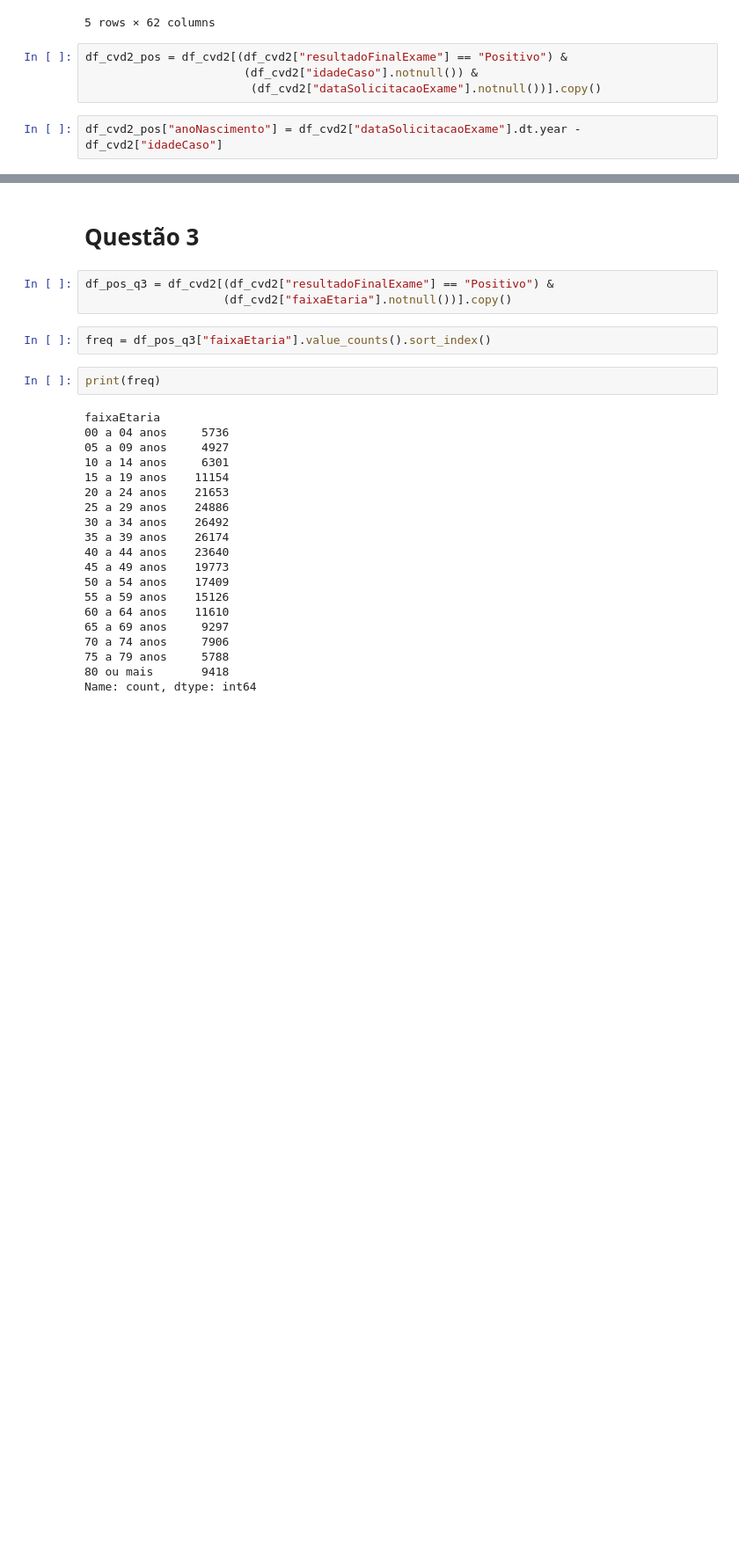
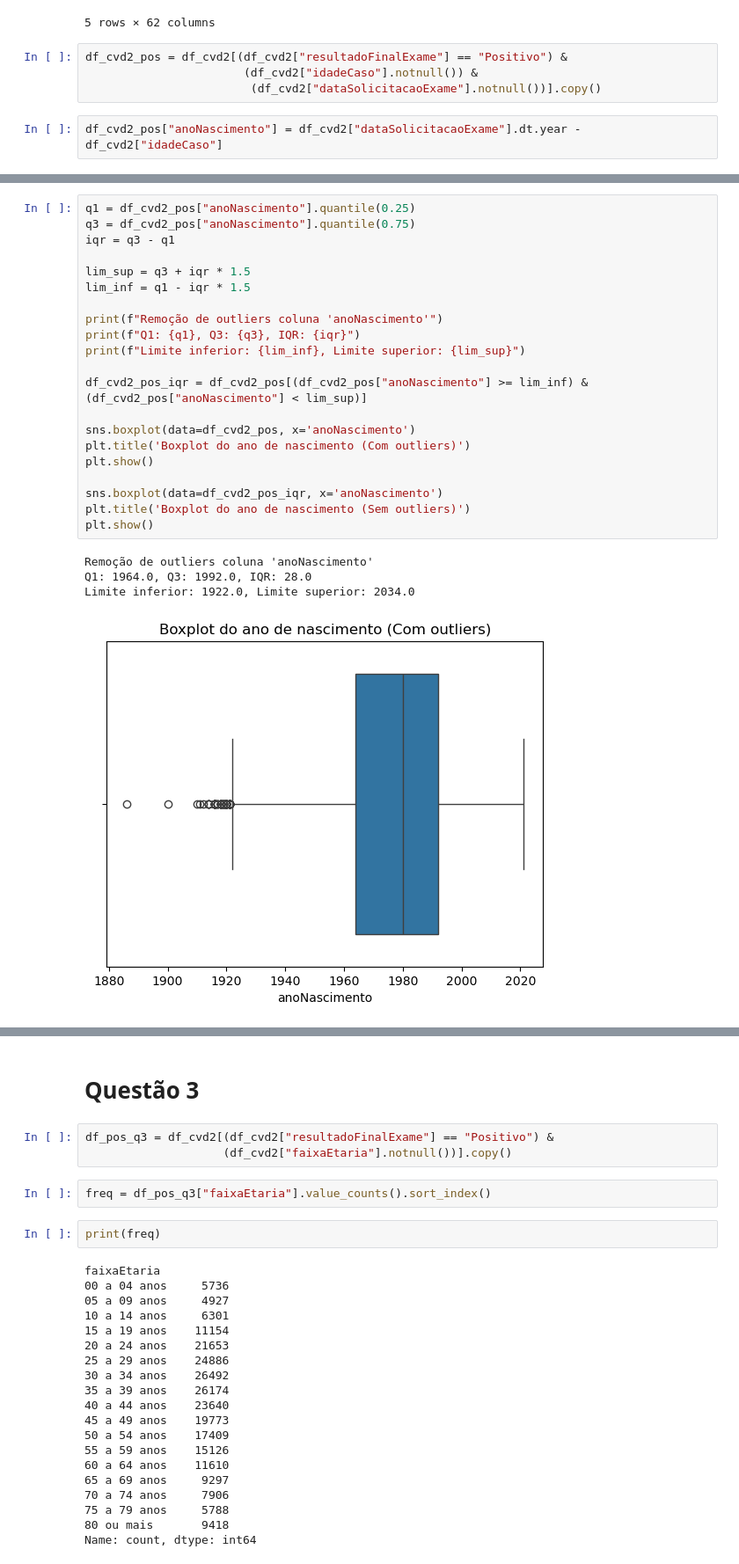
Before and after one commit to joao1pedro/CKP8200-BDA, a Jupyter notebook: trabalhos/trabalho_01/trabalho_1.ipynb, the cells around one changed output, grey strips where cells are left out. Shown: that part at 88% size. Saved outputs shown, nothing was run; the diff lists cells and outputs as text; blank space fills up the shorter version.

```diff
--- a/trabalhos/trabalho_01/trabalho_1.ipynb
+++ b/trabalhos/trabalho_01/trabalho_1.ipynb
@@ -145,3 +183,29 @@ df_cvd2_pos.describe()
 | 75% | 2.321552e+11 | 3.160225e+11 | 230750.000000 | 56.000000 | 2021-01-12 00:00:00 | 2020-12-09 00:00:00 | ... |
 | max | 4.120058e+12 | 3.161133e+11 | 231410.000000 | 135.000000 | 2021-01-24 00:00:00 | 2021-01-23 00:00:00 | ... |
 | std | 1.307876e+11 | 7.402979e+07 | 300.655522 | 19.651641 | NaN | NaN | ... |
+# %%
+q1 = df_cvd2_pos["anoNascimento"].quantile(0.25)
+q3 = df_cvd2_pos["anoNascimento"].quantile(0.75)
+iqr = q3 - q1
+
+lim_sup = q3 + iqr * 1.5
+lim_inf = q1 - iqr * 1.5
+
+print(f"Remoção de outliers coluna 'anoNascimento'")
+print(f"Q1: {q1}, Q3: {q3}, IQR: {iqr}")
+print(f"Limite inferior: {lim_inf}, Limite superior: {lim_sup}")
+
+df_cvd2_pos_iqr = df_cvd2_pos[(df_cvd2_pos["anoNascimento"] >= lim_inf) & (df_cvd2_pos["anoNascimento"] < lim_sup)]
+
+sns.boxplot(data=df_cvd2_pos, x='anoNascimento')
+plt.title('Boxplot do ano de nascimento (Com outliers)')
+plt.show()
+
+sns.boxplot(data=df_cvd2_pos_iqr, x='anoNascimento')
+plt.title('Boxplot do ano de nascimento (Sem outliers)')
+plt.show()
+# %% [output]
+Remoção de outliers coluna 'anoNascimento'
+Q1: 1964.0, Q3: 1992.0, IQR: 28.0
+Limite inferior: 1922.0, Limite superior: 2034.0
+[figure, added]
```
Also changed, not shown: parts of 5 cells of this notebook, 2 other files.
